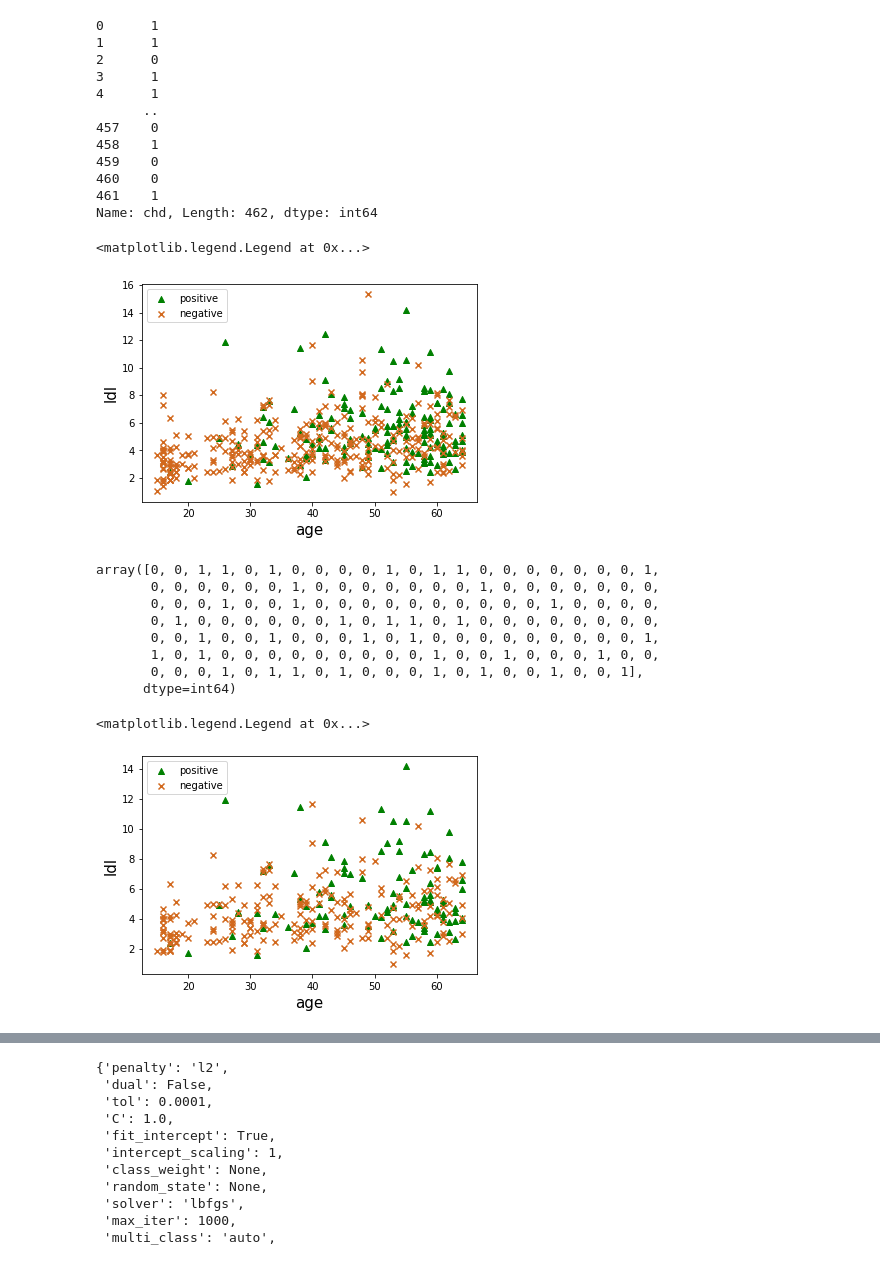
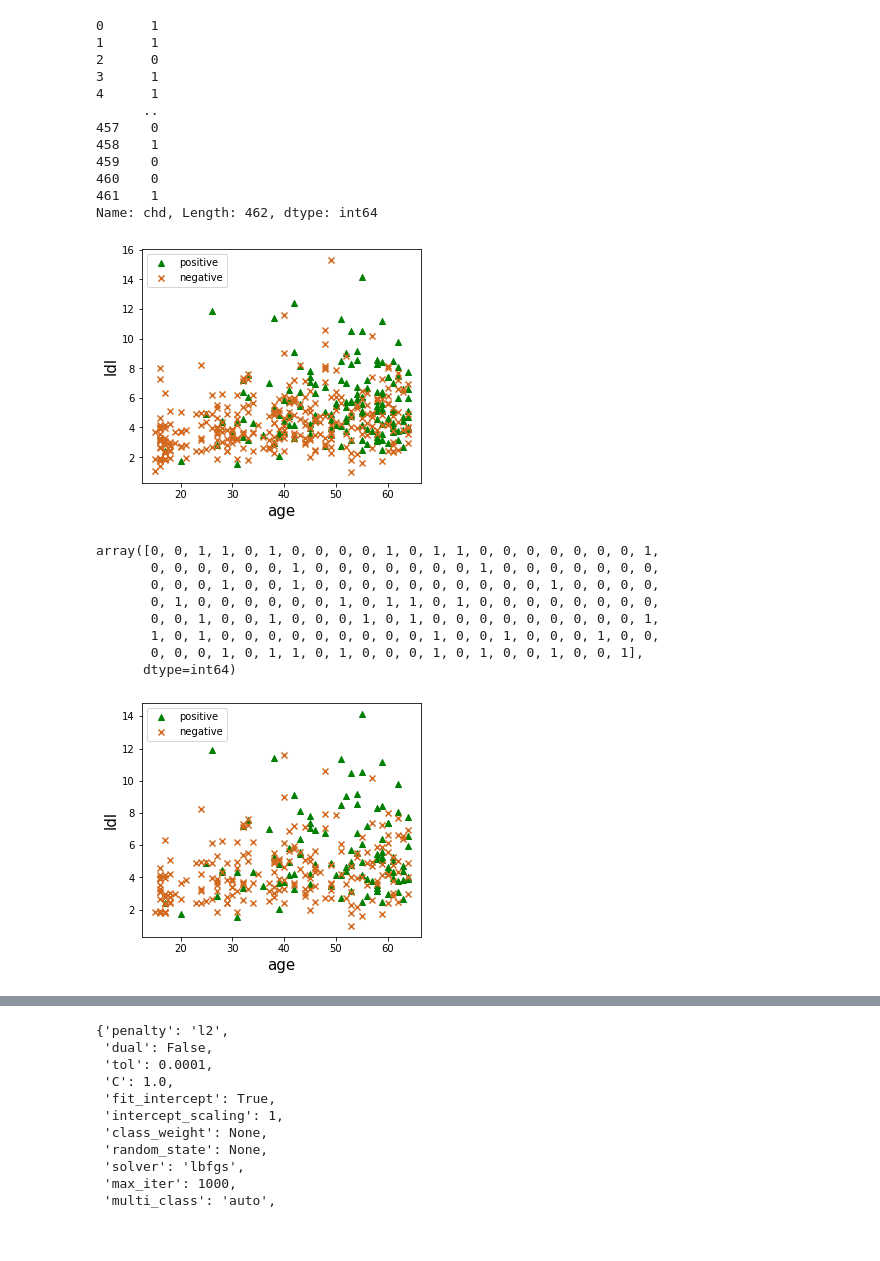
Before and after one commit to evidentiallab/Lunde_Chen_NN_Belief_Reproduction, a Jupyter notebook: NNBeliefWithSklearn.ipynb, the cells around one changed output, grey strips where cells are left out. Cells and saved outputs as stored; diff of their text form; code cells hidden in the pictures; blank space fills up the shorter version.

```diff
--- a/NNBeliefWithSklearn.ipynb
+++ b/NNBeliefWithSklearn.ipynb
@@ -87,13 +87,13 @@ Xa_train, Xa_test, ya_train, ya_test = train_test_split(Xa, ya, test_size=0.33,
 # %%
 fig, ax = plt.subplots()
 ax.scatter(heart[heart["chd"]==1]["age"],heart[heart["chd"]==1]["ldl"],marker='^',label='positive', color='green')
 ax.scatter(heart[heart["chd"]==0]["age"],heart[heart["chd"]==0]["ldl"],marker='x',label='negative', color='chocolate')
 ax.set_xlabel('age', fontsize=15)
 ax.set_ylabel('ldl', fontsize=15)
 ax.legend()
+fig.set_size_inches(5, 4.3)
 # %% [output]
-<matplotlib.legend.Legend at 0x...>
-[figure, old version]
+[figure, new version]
 # %%
 from sklearn.linear_model import LogisticRegression
 # %%
@@ -119,9 +119,9 @@ ax.scatter(Xa_train[ya_train==0]["age"],Xa_train[ya_train==0]["ldl"],marker='x',
 ax.set_xlabel('age', fontsize=15)
 ax.set_ylabel('ldl', fontsize=15)
 ax.legend()
+fig.set_size_inches(5, 4.3)
 # %% [output]
-<matplotlib.legend.Legend at 0x...>
-[figure, old version]
+[figure, new version]
 # %%
 fig, ax = plt.subplots()
 ax.scatter(Xa_test[ya_test==1]["age"],Xa_test[ya_test==1]["ldl"],marker='^',label='positive', color='green')
```
Also changed, not shown: parts of 10 cells of this notebook, 1 other file.
